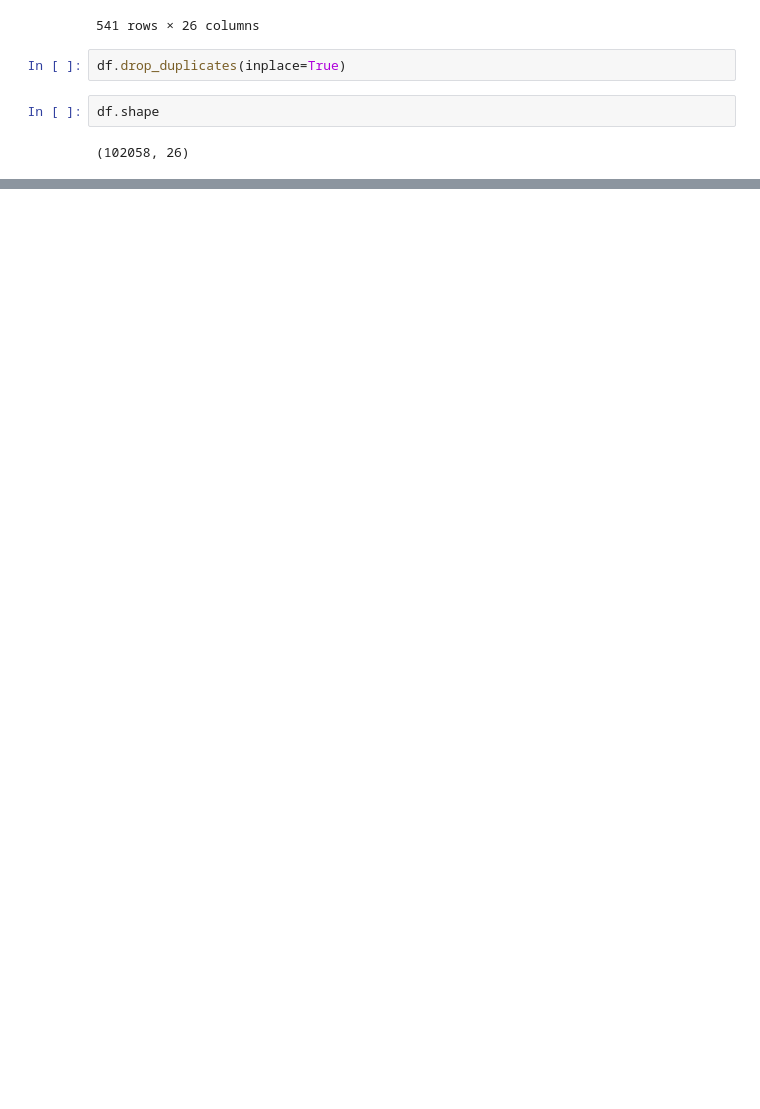
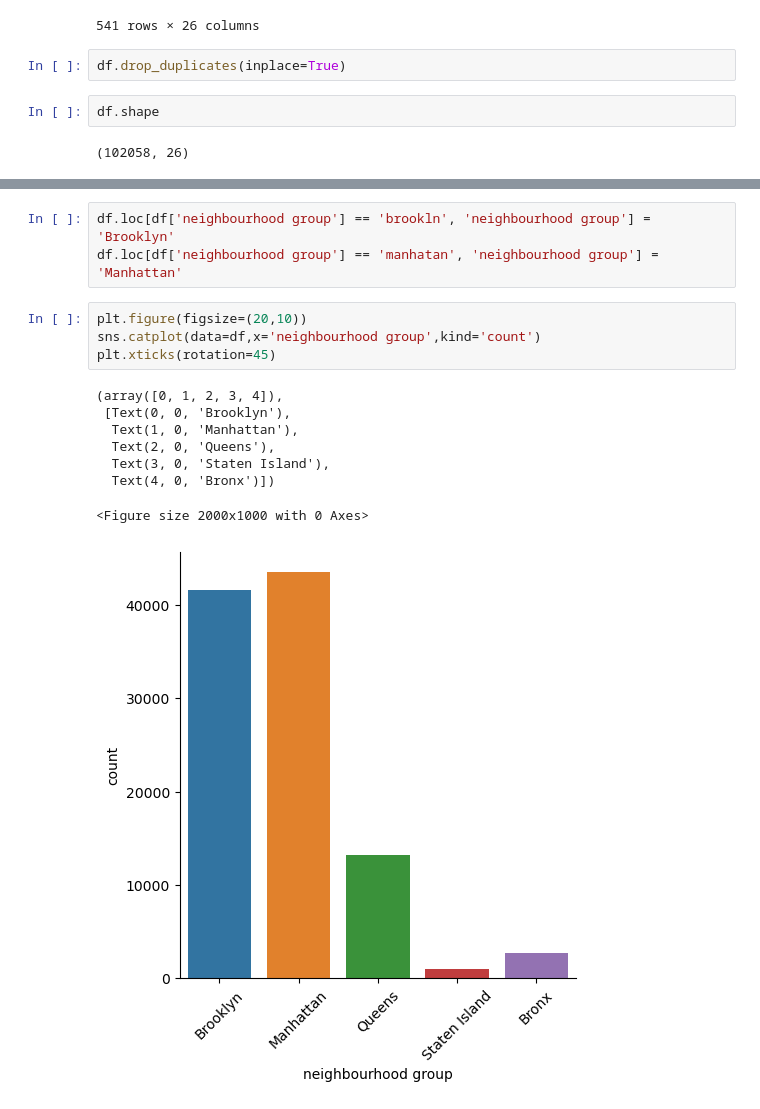
Before and after one commit to Marcos-Verdi/DA_Reg_airbnbNYCData, a Jupyter notebook: airbnb_nyc_data_analysis.ipynb, the cells around one changed output, grey strips where cells are left out. Drawn from its saved outputs; the diff is of its cells as text; blank space fills up the shorter version.

```diff
--- a/airbnb_nyc_data_analysis.ipynb
+++ b/airbnb_nyc_data_analysis.ipynb
@@ -96,0 +148,16 @@ df.shape
+# %%
+df.loc[df['neighbourhood group'] == 'brookln', 'neighbourhood group'] = 'Brooklyn'
+df.loc[df['neighbourhood group'] == 'manhatan', 'neighbourhood group'] = 'Manhattan'
+# %%
+plt.figure(figsize=(20,10))
+sns.catplot(data=df,x='neighbourhood group',kind='count')
+plt.xticks(rotation=45)
+# %% [output]
+(array([0, 1, 2, 3, 4]),
+ [Text(0, 0, 'Brooklyn'),
+  Text(1, 0, 'Manhattan'),
+  Text(2, 0, 'Queens'),
+  Text(3, 0, 'Staten Island'),
+  Text(4, 0, 'Bronx')])
+<Figure size 2000x1000 with 0 Axes>
+[figure, added]
```
Also changed, not shown: parts of 37 cells of this notebook.
